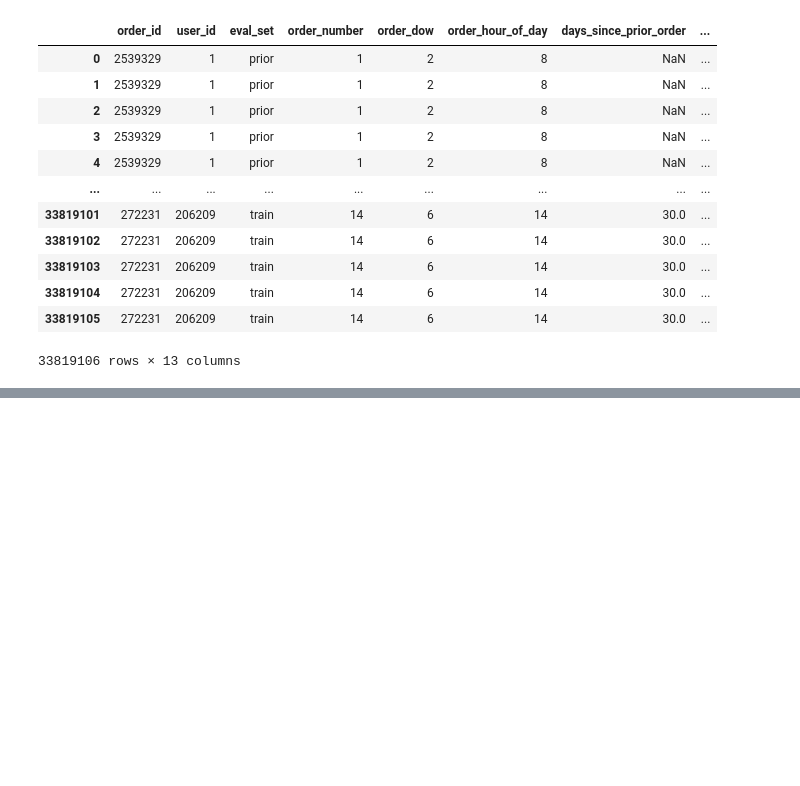
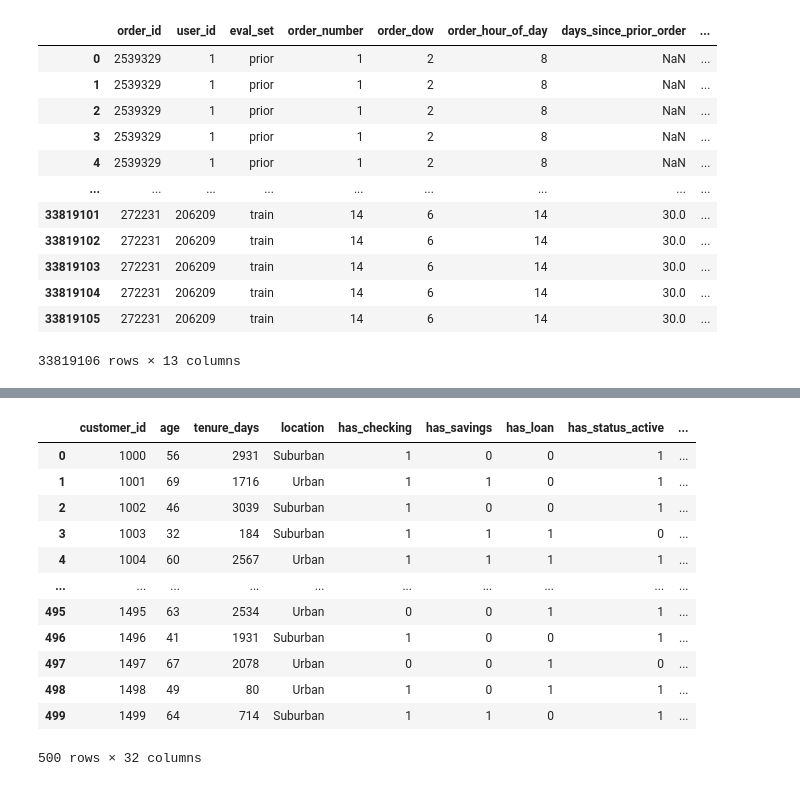
Before and after one commit to chill0121/Customer_Propensity_Pipeline, a Jupyter notebook: data_processing/eda_notebooks/churn_eda.ipynb, the cells around one changed output, grey strips where cells are left out. Saved outputs shown, nothing was run; the diff lists cells and outputs as text; code cells hidden in the pictures; blank space fills up the shorter version.

```diff
--- a/data_processing/eda_notebooks/churn_eda.ipynb
+++ b/data_processing/eda_notebooks/churn_eda.ipynb
@@ -150,0 +265,17 @@ merged_df
+# %%
+pd.set_option('display.max_columns', None)
+display(customer_360)
+# %% [output]
+|  | customer_id | age | tenure_days | location | has_checking | has_savings | has_loan | has_status_active | ... |
+| 0 | 1000 | 56 | 2931 | Suburban | 1 | 0 | 0 | 1 | ... |
+| 1 | 1001 | 69 | 1716 | Urban | 1 | 1 | 0 | 1 | ... |
+| 2 | 1002 | 46 | 3039 | Suburban | 1 | 0 | 0 | 1 | ... |
+| 3 | 1003 | 32 | 184 | Suburban | 1 | 1 | 1 | 0 | ... |
+| 4 | 1004 | 60 | 2567 | Urban | 1 | 1 | 1 | 1 | ... |
+| ... | ... | ... | ... | ... | ... | ... | ... | ... | ... |
+| 495 | 1495 | 63 | 2534 | Urban | 0 | 0 | 1 | 1 | ... |
+| 496 | 1496 | 41 | 1931 | Suburban | 1 | 0 | 0 | 1 | ... |
+| 497 | 1497 | 67 | 2078 | Urban | 0 | 0 | 1 | 0 | ... |
+| 498 | 1498 | 49 | 80 | Urban | 1 | 0 | 1 | 1 | ... |
+| 499 | 1499 | 64 | 714 | Suburban | 1 | 1 | 0 | 1 | ... |
+500 rows × 32 columns
```
Also changed, not shown: parts of 1 cell of this notebook.
